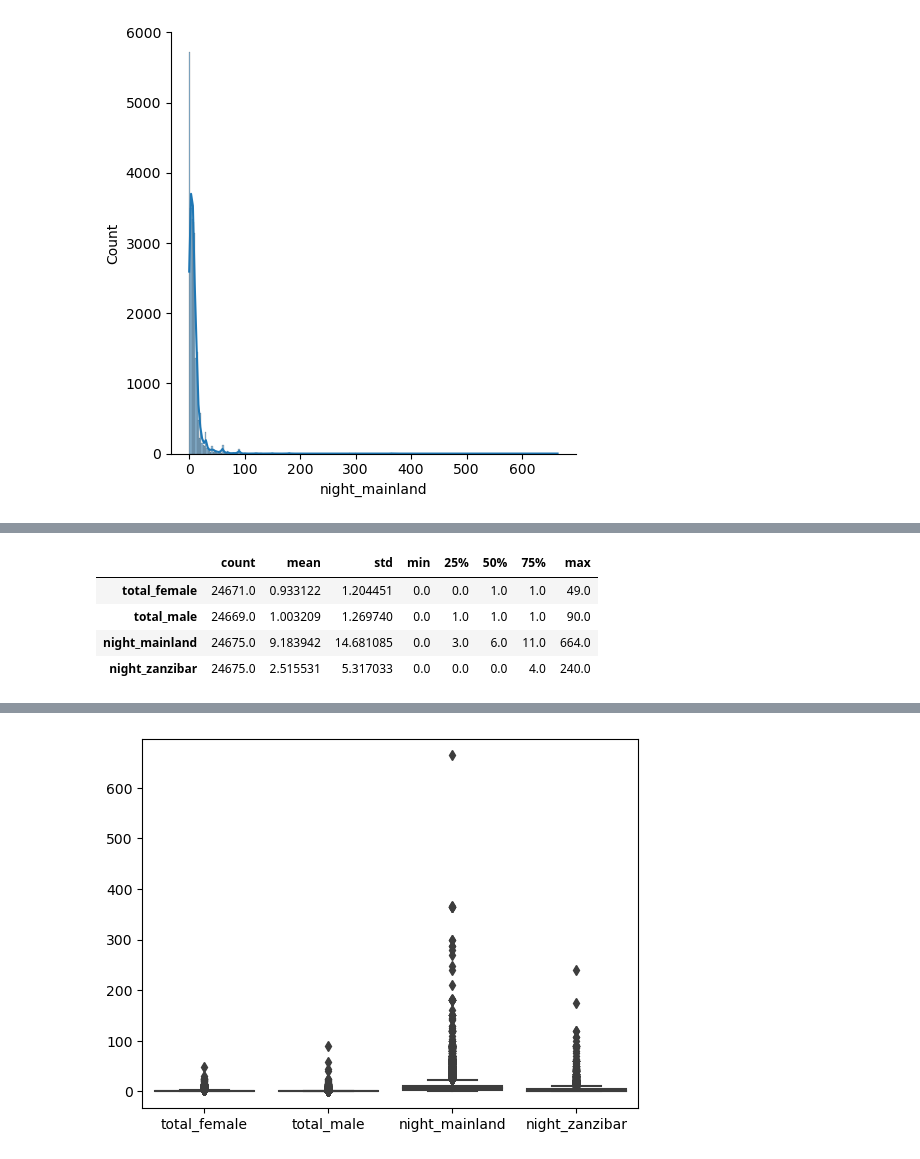
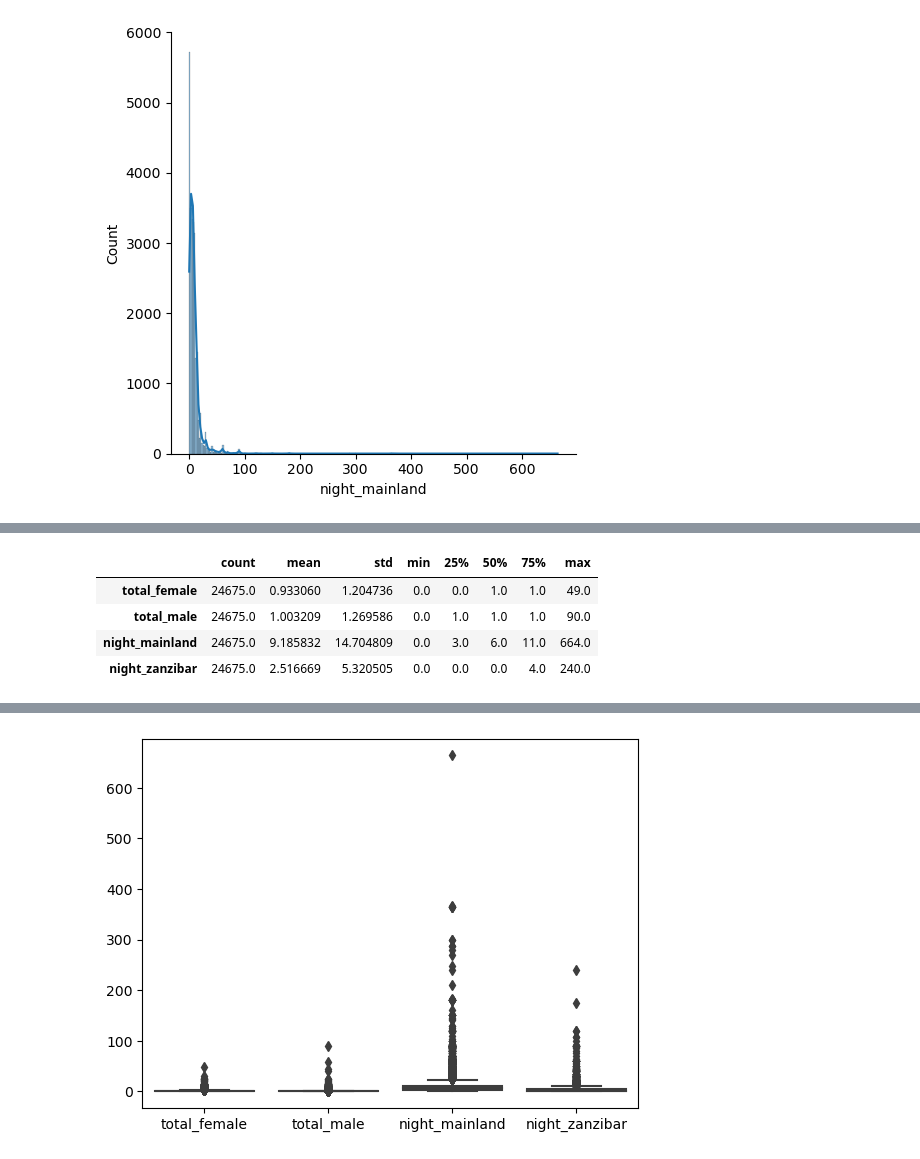
Before and after one commit to Njaramba-Riri/expenditure-prediction, a Jupyter notebook: Models/Feature_Eng.ipynb, the cells around one changed output, grey strips where cells are left out. Cells and saved outputs as stored; diff of their text form; code cells hidden in the pictures.

```diff
--- a/Models/Feature_Eng.ipynb
+++ b/Models/Feature_Eng.ipynb
@@ -371,8 +371,8 @@ Wall time: 3.66 s
 # %%
-full.describe().T
+X.describe().T
 # %% [output]
 |  | count | mean | std | min | 25% | 50% | 75% | max |
-| total_female | 24671.0 | 0.933122 | 1.204451 | 0.0 | 0.0 | 1.0 | 1.0 | 49.0 |
-| total_male | 24669.0 | 1.003209 | 1.269740 | 0.0 | 1.0 | 1.0 | 1.0 | 90.0 |
-| night_mainland | 24675.0 | 9.183942 | 14.681085 | 0.0 | 3.0 | 6.0 | 11.0 | 664.0 |
-| night_zanzibar | 24675.0 | 2.515531 | 5.317033 | 0.0 | 0.0 | 0.0 | 4.0 | 240.0 |
+| total_female | 24675.0 | 0.933060 | 1.204736 | 0.0 | 0.0 | 1.0 | 1.0 | 49.0 |
+| total_male | 24675.0 | 1.003209 | 1.269586 | 0.0 | 1.0 | 1.0 | 1.0 | 90.0 |
+| night_mainland | 24675.0 | 9.185832 | 14.704809 | 0.0 | 3.0 | 6.0 | 11.0 | 664.0 |
+| night_zanzibar | 24675.0 | 2.516669 | 5.320505 | 0.0 | 0.0 | 0.0 | 4.0 | 240.0 |
```
Also changed, not shown: parts of 7 cells of this notebook, 9 other files.
